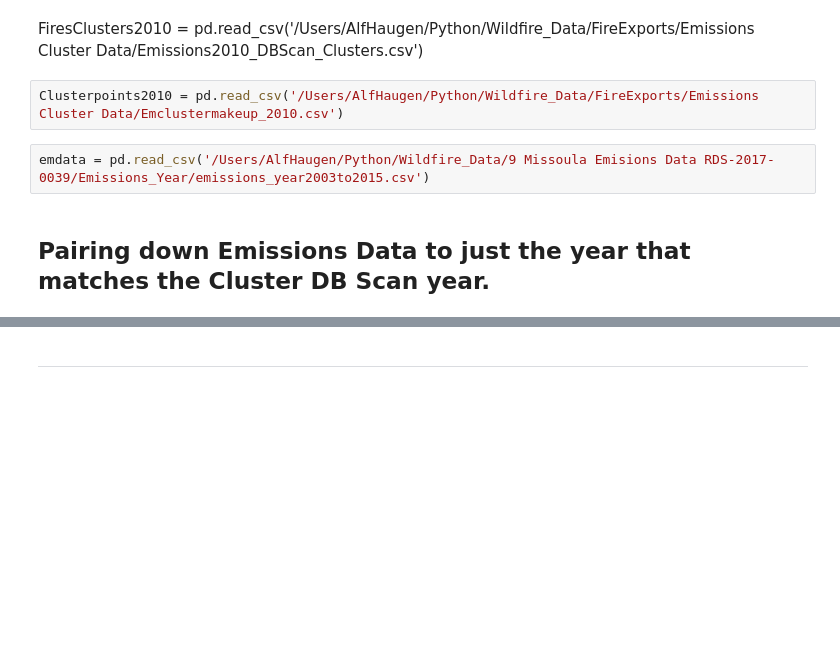
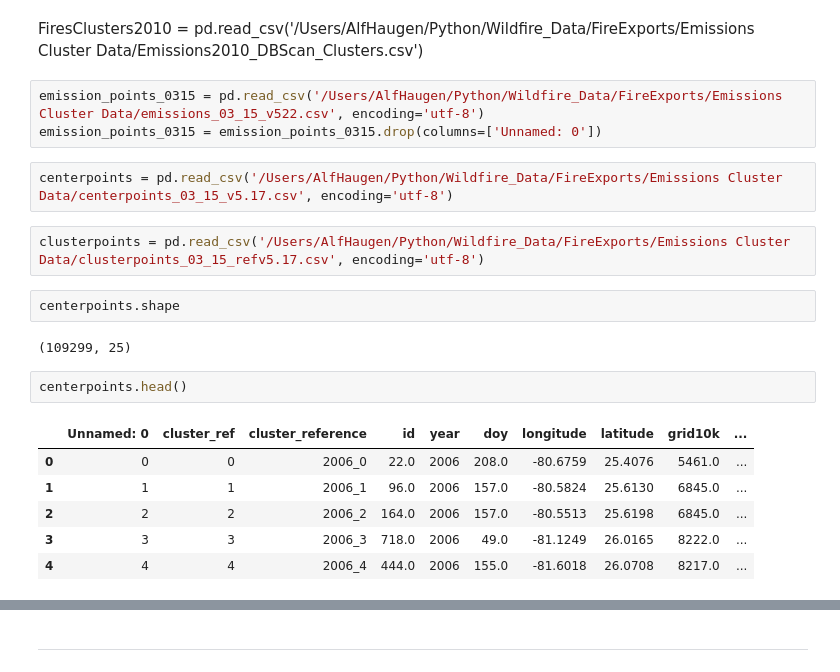
Before and after one commit to NahidGithub/Predicting-Wildfires, a Jupyter notebook: experimental code/DetermineDateRangebyCluster.ipynb, the cells around one changed output, grey strips where cells are left out. Saved outputs shown, nothing was run; the diff lists cells and outputs as text; blank space fills up the shorter version.

```diff
--- a/experimental code/DetermineDateRangebyCluster.ipynb
+++ b/experimental code/DetermineDateRangebyCluster.ipynb
@@ -11,9 +11,23 @@ from scipy import spatial
 pd.set_option('display.max_columns', 40)
 # %% [markdown]
 FiresClusters2010 = pd.read_csv('/Users/AlfHaugen/Python/Wildfire_Data/FireExports/Emissions Cluster Data/Emissions2010_DBScan_Clusters.csv')
+# %%
+emission_points_0315 = pd.read_csv('/Users/AlfHaugen/Python/Wildfire_Data/FireExports/Emissions Cluster Data/emissions_03_15_v522.csv', encoding='utf-8')
+emission_points_0315 = emission_points_0315.drop(columns=['Unnamed: 0'])
 # %%
-Clusterpoints2010 = pd.read_csv('/Users/AlfHaugen/Python/Wildfire_Data/FireExports/Emissions Cluster Data/Emclustermakeup_2010.csv')
+centerpoints = pd.read_csv('/Users/AlfHaugen/Python/Wildfire_Data/FireExports/Emissions Cluster Data/centerpoints_03_15_v5.17.csv', encoding='utf-8')
 # %%
-emdata = pd.read_csv('/Users/AlfHaugen/Python/Wildfire_Data/9 Missoula Emisions Data RDS-2017-0039/Emissions_Year/emissions_year2003to2015.csv')
+clusterpoints = pd.read_csv('/Users/AlfHaugen/Python/Wildfire_Data/FireExports/Emissions Cluster Data/clusterpoints_03_15_refv5.17.csv', encoding='utf-8')
-# %% [markdown]
-## Pairing down Emissions Data to just the year that matches the Cluster DB Scan year.
+# %%
+centerpoints.shape
+# %% [output]
+(109299, 25)
+# %%
+centerpoints.head()
+# %% [output]
+|  | Unnamed: 0 | cluster_ref | cluster_reference | id | year | doy | longitude | latitude | grid10k | ... |
+| 0 | 0 | 0 | 2006_0 | 22.0 | 2006 | 208.0 | -80.6759 | 25.4076 | 5461.0 | ... |
+| 1 | 1 | 1 | 2006_1 | 96.0 | 2006 | 157.0 | -80.5824 | 25.6130 | 6845.0 | ... |
+| 2 | 2 | 2 | 2006_2 | 164.0 | 2006 | 157.0 | -80.5513 | 25.6198 | 6845.0 | ... |
+| 3 | 3 | 3 | 2006_3 | 718.0 | 2006 | 49.0 | -81.1249 | 26.0165 | 8222.0 | ... |
+| 4 | 4 | 4 | 2006_4 | 444.0 | 2006 | 155.0 | -81.6018 | 26.0708 | 8217.0 | ... |
```
Also changed, not shown: parts of 64 cells of this notebook.
